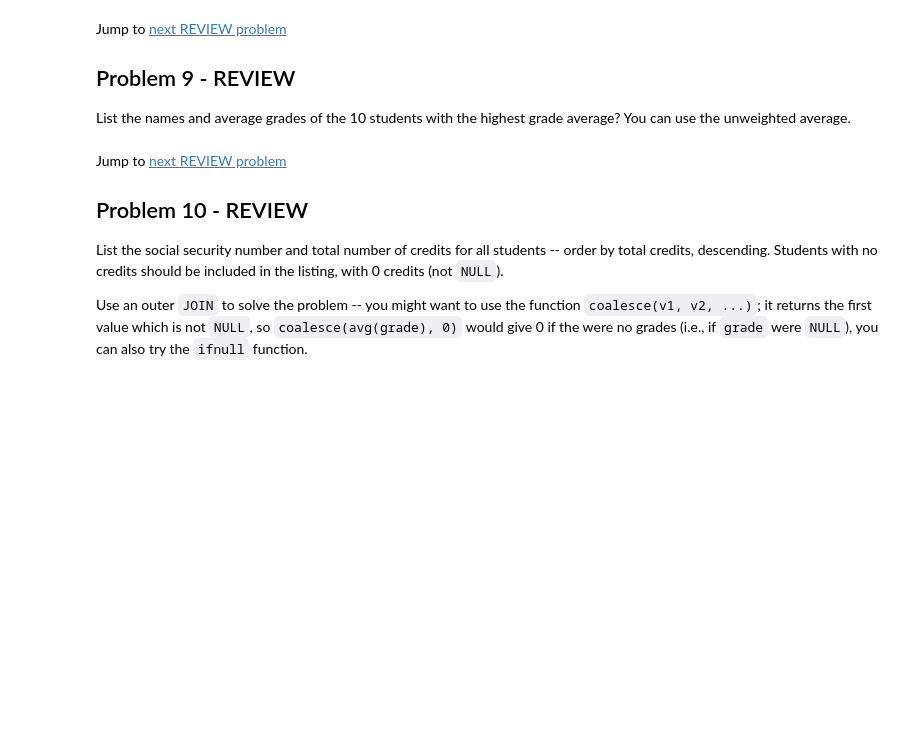
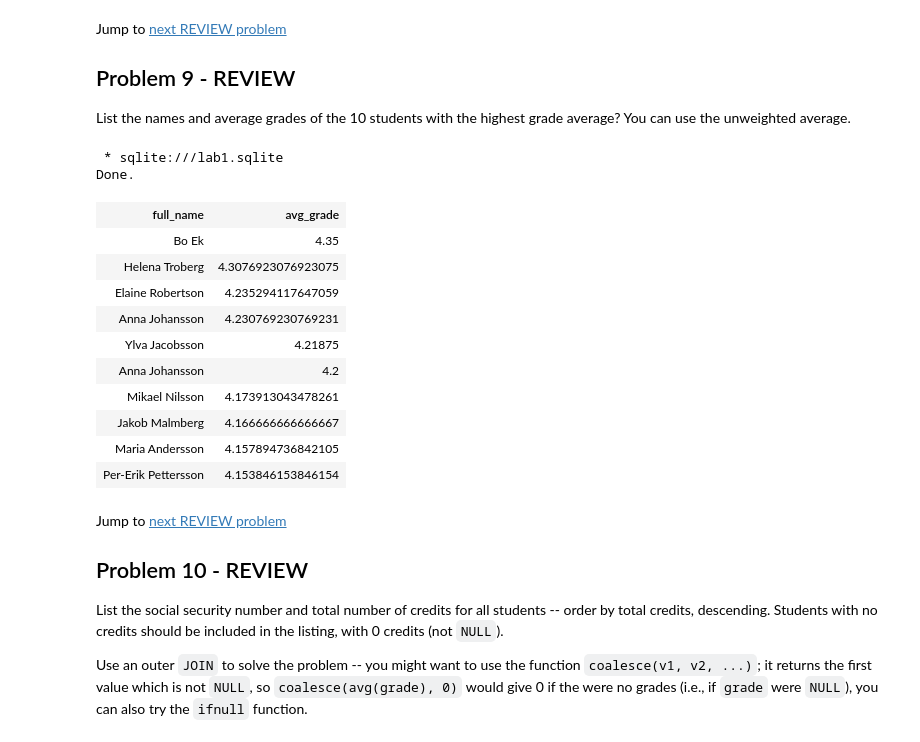
Before and after one commit to sergioferniza/edaf75, a Jupyter notebook: lab01/lab01/lab1.ipynb, the cells around one changed output. Saved outputs shown, nothing was run; the diff lists cells and outputs as text; code cells hidden in the pictures; blank space fills up the shorter version.

```diff
--- a/lab01/lab01/lab1.ipynb
+++ b/lab01/lab01/lab1.ipynb
@@ -578,11 +738,26 @@ Jump to [next REVIEW problem](#problem_9)
 List the names and average grades of the 10 students with the highest grade average? You can use the unweighted average.
 # %%
 %%sql
-SELECT CONCAT(students.first_name, ' ', students.last_name) AS full_name, AVG(taken_courses.grades) AS avg_grade
+SELECT (students.first_name|| ' '|| students.last_name) AS full_name, AVG(taken_courses.grade) AS avg_grade
 FROM students
-JOIN taken_courses ON (students.ssn = taken_courses.ssn)
+LEFT JOIN taken_courses ON (students.ssn = taken_courses.ssn)
+GROUP BY(students.ssn)
 ORDER BY avg_grade DESC
 LIMIT 10;
+# %% [output]
+ * sqlite:///lab1.sqlite
+Done.
+| full_name | avg_grade |
+| Bo Ek | 4.35 |
+| Helena Troberg | 4.3076923076923075 |
+| Elaine Robertson | 4.235294117647059 |
+| Anna Johansson | 4.230769230769231 |
+| Ylva Jacobsson | 4.21875 |
+| Anna Johansson | 4.2 |
+| Mikael Nilsson | 4.173913043478261 |
+| Jakob Malmberg | 4.166666666666667 |
+| Maria Andersson | 4.157894736842105 |
+| Per-Erik Pettersson | 4.153846153846154 |
 # %% [markdown]
 Jump to [next REVIEW problem](#problem_10)
 
```
Also changed, not shown: parts of 29 cells of this notebook, 3 other files.
